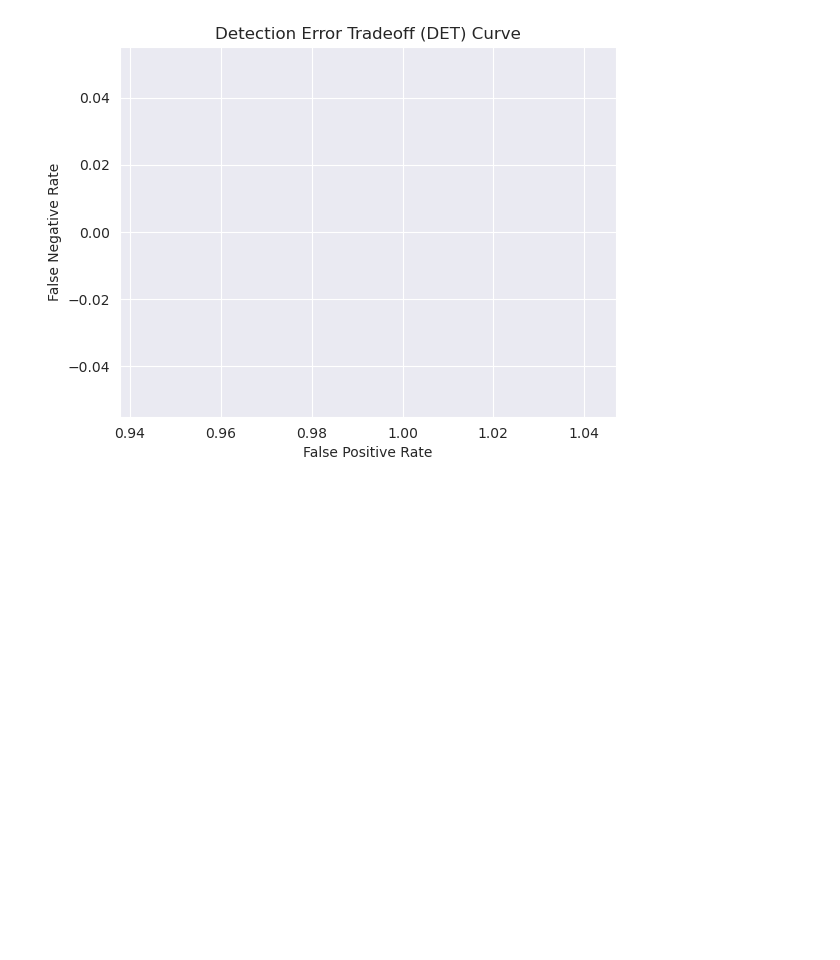
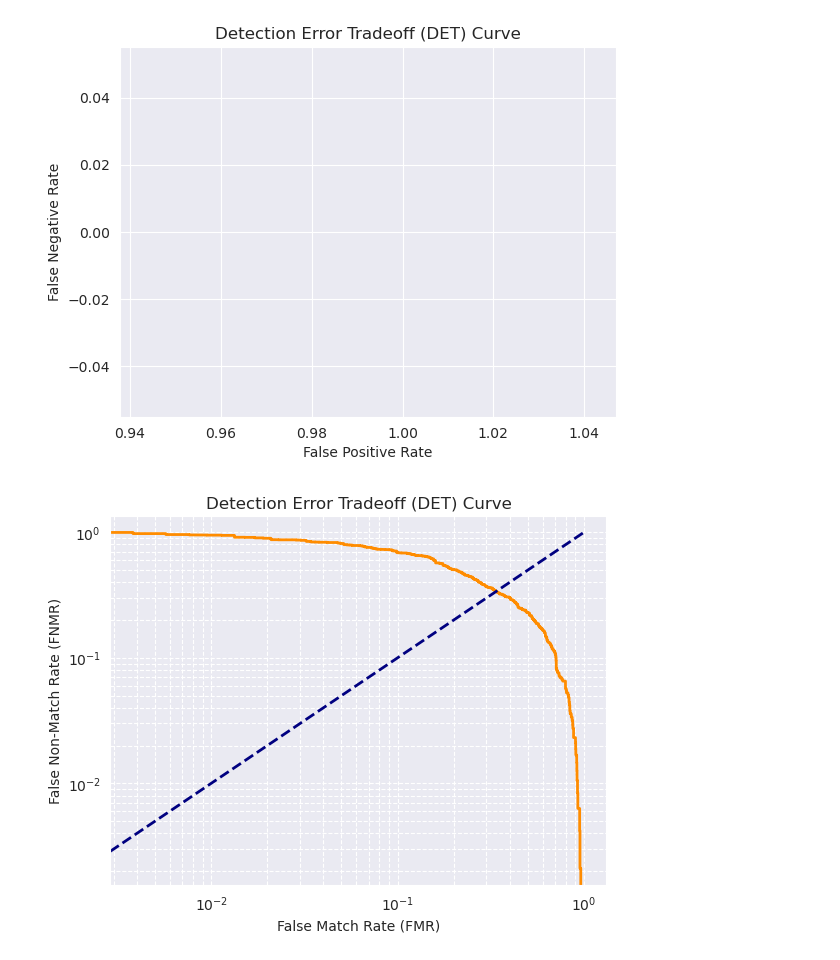
Before and after one commit to ThanaritKanjanametawatAU/Senior-Project-I, a Jupyter notebook: RobertaUnseenDataTesting.ipynb, the cells around one changed output. Drawn from its saved outputs; the diff is of its cells as text; code cells hidden in the pictures; blank space fills up the shorter version.

Commit message:
Fixed the DET Curve not showing.

```diff
--- a/RobertaUnseenDataTesting.ipynb
+++ b/RobertaUnseenDataTesting.ipynb
@@ -187,0 +178,17 @@ print()
+# %%
+# DET Curve
+fmr = fpr_roc
+fnmr = 1 - tpr_roc
+
+plt.figure()
+plt.plot(fmr, fnmr, color='darkorange', lw=2)
+plt.plot([0, 1], [0, 1], color='navy', lw=2, linestyle='--')
+plt.xscale('log')
+plt.yscale('log')
+plt.xlabel('False Match Rate (FMR)')
+plt.ylabel('False Non-Match Rate (FNMR)')
+plt.title('Detection Error Tradeoff (DET) Curve')
+plt.grid(True, which="both", ls="--")
+plt.show()
+# %% [output]
+[figure, added]
```
Also changed, not shown: parts of 2 cells of this notebook.
